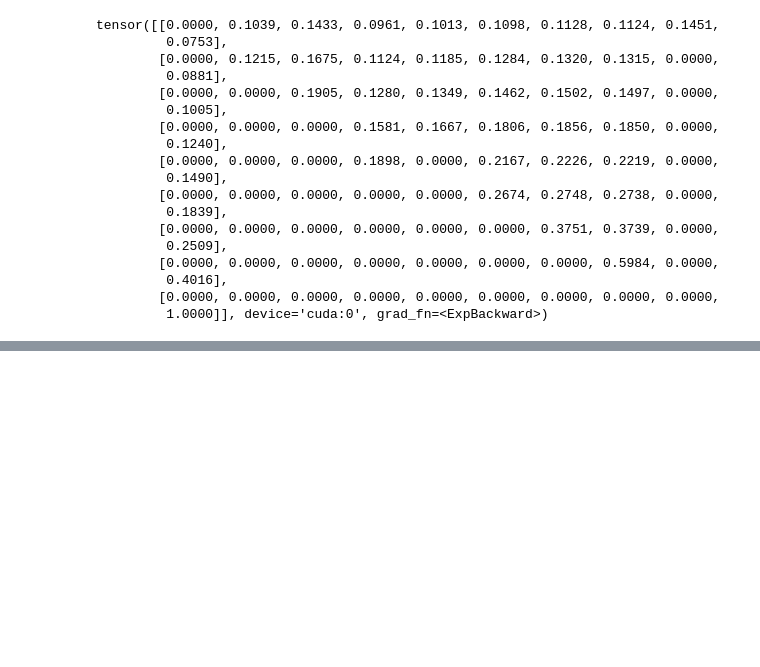
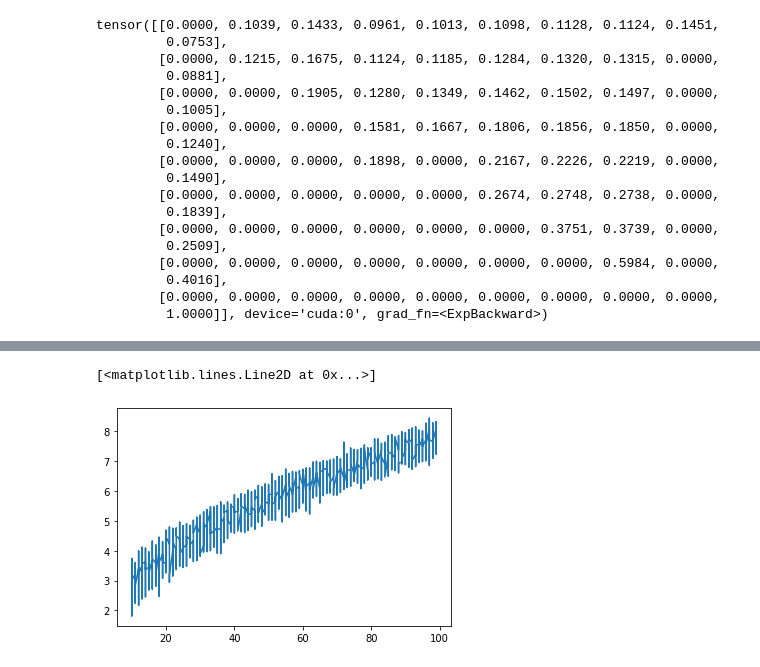
Before and after one commit to neo-pan/TSP-experiment, a Jupyter notebook: code_test.ipynb, the cells around one changed output, grey strips where cells are left out. Drawn from its saved outputs; the diff is of its cells as text; code cells hidden in the pictures; blank space fills up the shorter version.

```diff
--- a/code_test.ipynb
+++ b/code_test.ipynb
@@ -383,0 +514,5 @@ tensor(0.0192, grad_fn=<MseLossBackward>)
+# %%
+plt.plot(x, tsp)
+# %% [output]
+[<matplotlib.lines.Line2D at 0x...>]
+[figure, added]
```
Also changed, not shown: parts of 43 cells of this notebook, 9 other files.
